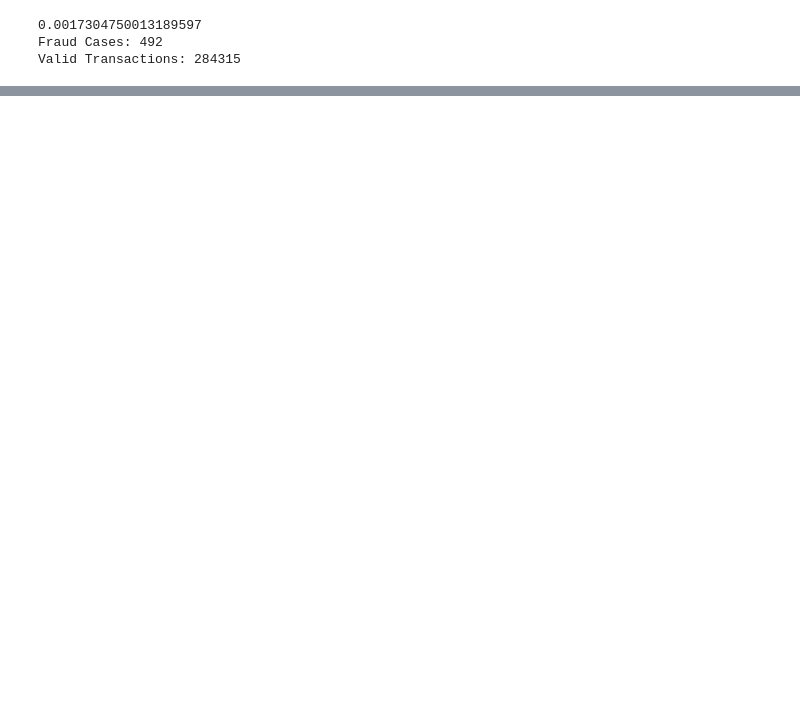
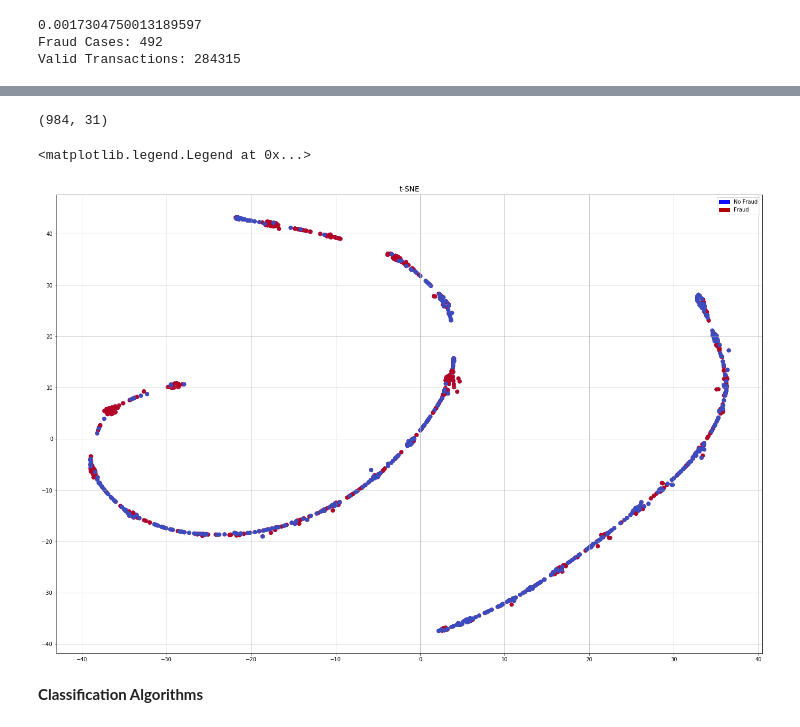
Before and after one commit to asuzek/Project-2-Credit-Card-Fraud-Detection, a Jupyter notebook: CC_LoF_IF.ipynb, the cells around one changed output, grey strips where cells are left out. Saved outputs shown, nothing was run; the diff lists cells and outputs as text; code cells hidden in the pictures; blank space fills up the shorter version.

```diff
--- a/CC_LoF_IF.ipynb
+++ b/CC_LoF_IF.ipynb
@@ -139,0 +144,51 @@ weighted avg       1.00      1.00      1.00    256326
+# %%
+from sklearn.ensemble import RandomForestClassifier
+
+import matplotlib.pyplot as plt
+
+ccd = data
+
+# features.head(5)
+# cc = cc.head(2500)
+cc1 = ccd.loc[ccd['Class'] == 1]
+cc0 = ccd.loc[ccd['Class'] == 0]
+cc0_reduced = cc0.sample(n=cc1.shape[0])
+# print(cc1)
+# print(cc1.shape)
+# print(cc0.shape)
+# print(cc0_reduced.shape)
+# cc.head()
+ccs = cc1.append(cc0_reduced, sort=False)
+print(ccs.shape)
+# %% [output]
+(984, 31)
+# %%
+from sklearn.manifold import TSNE
+df2 = ccs
+X = df2.drop('Class', axis=1)
+y = df2['Class']
+# %%
+#t-SNE
+X_reduced_tsne = TSNE(n_components=2, random_state=42).fit_transform(X.values)
+# %%
+# t-SNE scatter plot
+import matplotlib.patches as mpatches
+
+f, ax = plt.subplots(figsize=(24,16))
+
+
+blue_patch = mpatches.Patch(color='#0A0AFF', label='No Fraud')
+red_patch = mpatches.Patch(color='#AF0000', label='Fraud')
+
+ax.scatter(X_reduced_tsne[:,0], X_reduced_tsne[:,1], c=(y == 0), cmap='coolwarm', label='No Fraud', linewidths=2)
+ax.scatter(X_reduced_tsne[:,0], X_reduced_tsne[:,1], c=(y == 1), cmap='coolwarm', label='Fraud', linewidths=2)
+ax.set_title('t-SNE', fontsize=14)
+
+ax.grid(True)
+
+ax.legend(handles=[blue_patch, red_patch])
+# %% [output]
+<matplotlib.legend.Legend at 0x...>
+[figure, added]
+# %% [markdown]
+**Classification Algorithms**
```
Also changed, not shown: parts of 15 cells of this notebook.
